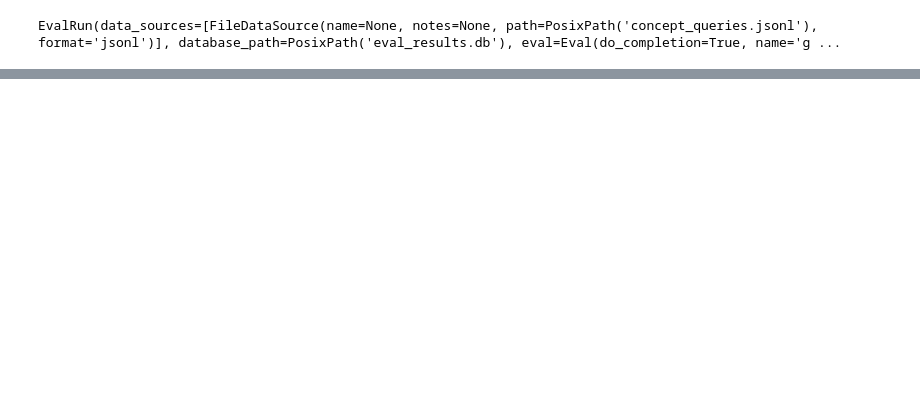
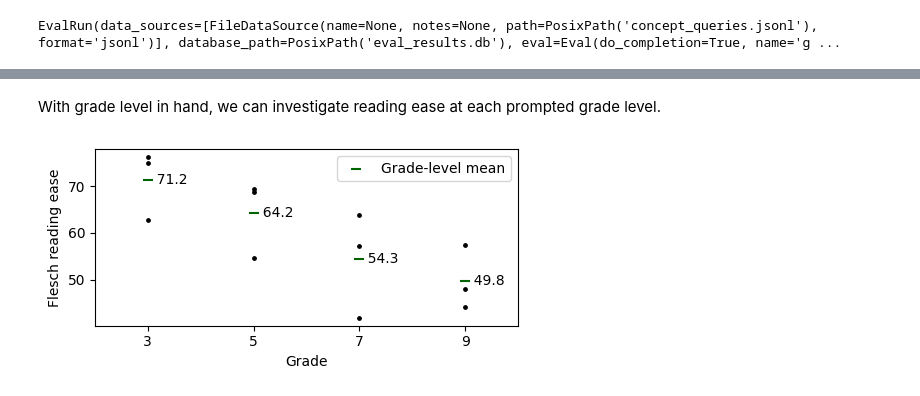
Before and after one commit to DigitalHarborFoundation/FlexEval, a Jupyter notebook: vignettes/metric_analysis.ipynb, the cells around one changed output, grey strips where cells are left out. Cells and saved outputs as stored; diff of their text form; code cells hidden in the pictures; blank space fills up the shorter version.

```diff
--- a/vignettes/metric_analysis.ipynb
+++ b/vignettes/metric_analysis.ipynb
@@ -194,0 +307,20 @@ for metric in metric_access.get_all_metrics():
+# %%
+thread_ids = set(flesch_reading_ease.thread)
+# get the first message in each thread
+first_message_df = pd.DataFrame(
+    metric_access.get_first_user_message_for_threads(thread_ids)
+)
+# add the first_message_content column
+flesch_reading_ease = flesch_reading_ease.merge(
+    first_message_df[["thread", "content"]].rename(
+        columns={"content": "first_message_content"}
+    ),
+    how="inner",
+    on="thread",
+)
+flesch_reading_ease["grade_level"] = (
+    flesch_reading_ease.first_message_content.str.extract(
+        r"(\d+)(?:st|nd|rd|th)-grade"
+    ).astype(int)
+)
+pd.DataFrame(flesch_reading_ease.grade_level.value_counts())
@@ -194,0 +334,28 @@ for metric in metric_access.get_all_metrics():
+# %% [markdown]
+With grade level in hand, we can investigate reading ease at each prompted grade level.
+# %%
+fig, ax = plt.subplots(1, 1, figsize=(5, 2.5))
+
+# no has ever accused matplotlib of being concise
+ax.scatter(
+    flesch_reading_ease.grade_level,
+    flesch_reading_ease.metric_value,
+    color="black",
+    s=6,
+)
+means = flesch_reading_ease.groupby("grade_level").metric_value.mean()
+ax.scatter(
+    means.index, means, color="darkgreen", s=50, marker="_", label="Grade-level mean"
+)
+for x, y in zip(means.index, means):
+    ax.text(x, y, f"  {y:.1f}", va="center", ha="left")
+ax.set_xticks(sorted(means.index))
+ax.set_xlim(means.index.min() - 1, means.index.max() + 1)
+ax.legend()
+ax.set_xlabel("Grade")
+ax.set_ylabel("Flesch reading ease")
+
+fig.tight_layout()
+plt.show()
+# %% [output]
+[figure, added]
```
Also changed, not shown: parts of 39 cells of this notebook, 6 other files.
